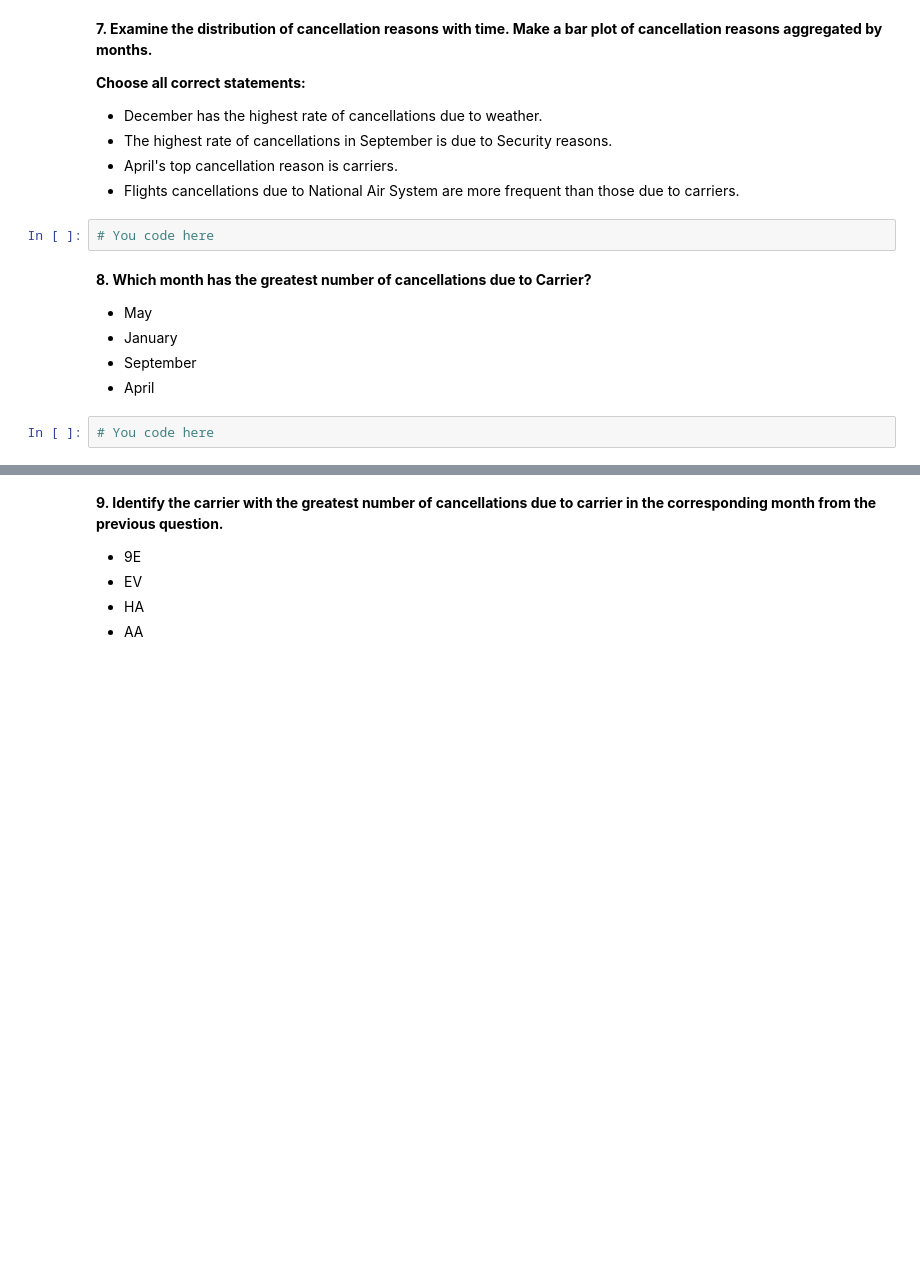
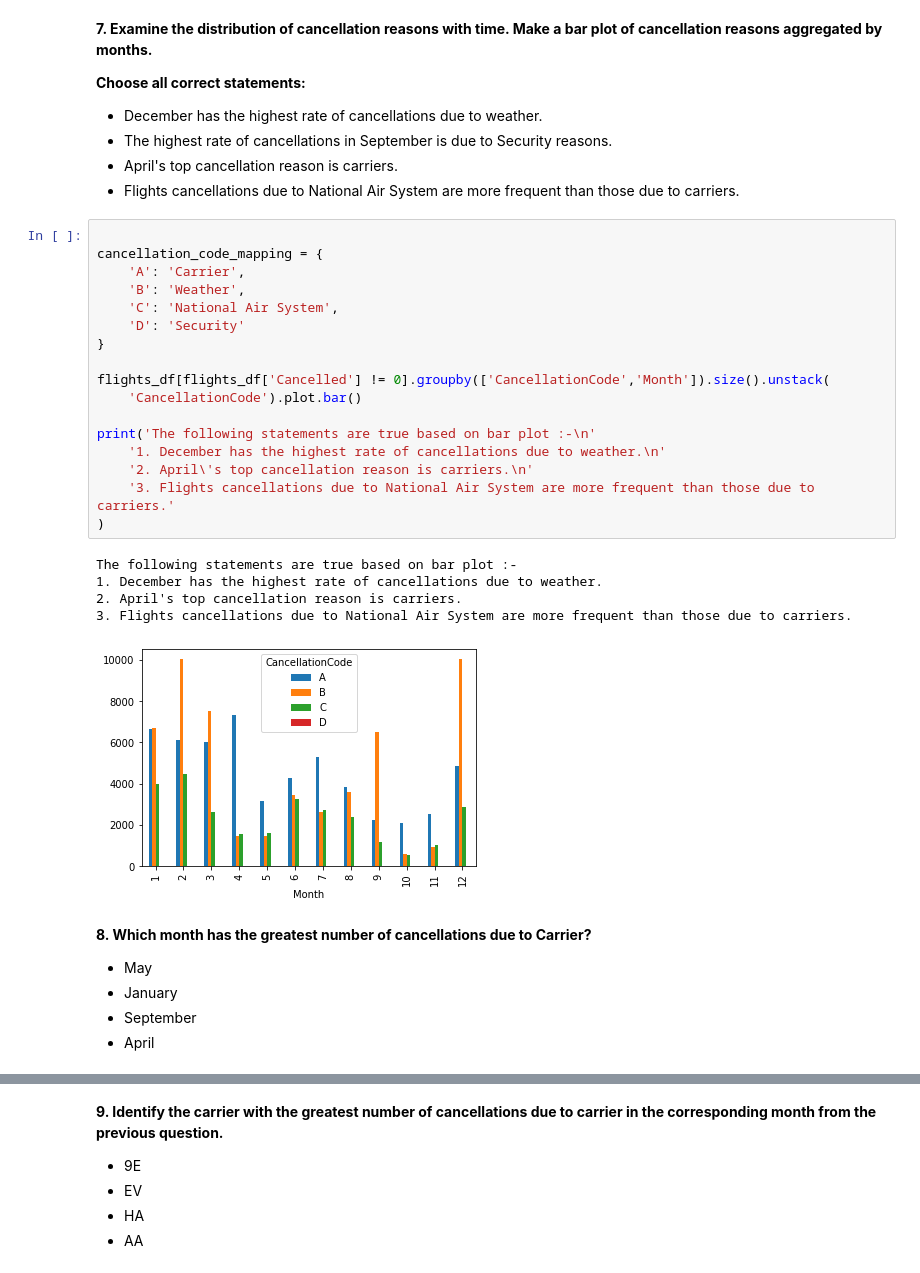
Before and after one commit to natashaa/mlcourse_dubai, a Jupyter notebook: jupyter_notebooks/Lecture_02_visual_data_analysis/topic-2-visual-data-analysis_ASSIGNMENT.ipynb, the cells around one changed output, grey strips where cells are left out. Drawn from its saved outputs; the diff is of its cells as text; blank space fills up the shorter version.

```diff
--- a/jupyter_notebooks/Lecture_02_visual_data_analysis/topic-2-visual-data-analysis_ASSIGNMENT.ipynb
+++ b/jupyter_notebooks/Lecture_02_visual_data_analysis/topic-2-visual-data-analysis_ASSIGNMENT.ipynb
@@ -292,13 +380,32 @@ num_flights_by_date.rolling(window=7).mean().plot();
 - The highest rate of cancellations in September is due to Security reasons.
 - April's top cancellation reason is carriers.
 - Flights cancellations due to National Air System are more frequent than those due to carriers.
-# %%
-# You code here
+# %%
+
+cancellation_code_mapping = {
+    'A': 'Carrier',
+    'B': 'Weather',
+    'C': 'National Air System',
+    'D': 'Security'
+}
+
+flights_df[flights_df['Cancelled'] != 0].groupby(['CancellationCode','Month']).size().unstack(
+    'CancellationCode').plot.bar()
+
+print('The following statements are true based on bar plot :-\n'
+    '1. December has the highest rate of cancellations due to weather.\n'
+    '2. April\'s top cancellation reason is carriers.\n'
+    '3. Flights cancellations due to National Air System are more frequent than those due to carriers.'
+)
+# %% [output]
+The following statements are true based on bar plot :-
+1. December has the highest rate of cancellations due to weather.
+2. April's top cancellation reason is carriers.
+3. Flights cancellations due to National Air System are more frequent than those due to carriers.
+[figure, added]
 # %% [markdown]
 **8. Which month has the greatest number of cancellations due to Carrier?**
 - May
 - January
 - September
 - April
-# %%
-# You code here
```
Also changed, not shown: parts of 16 cells of this notebook.
